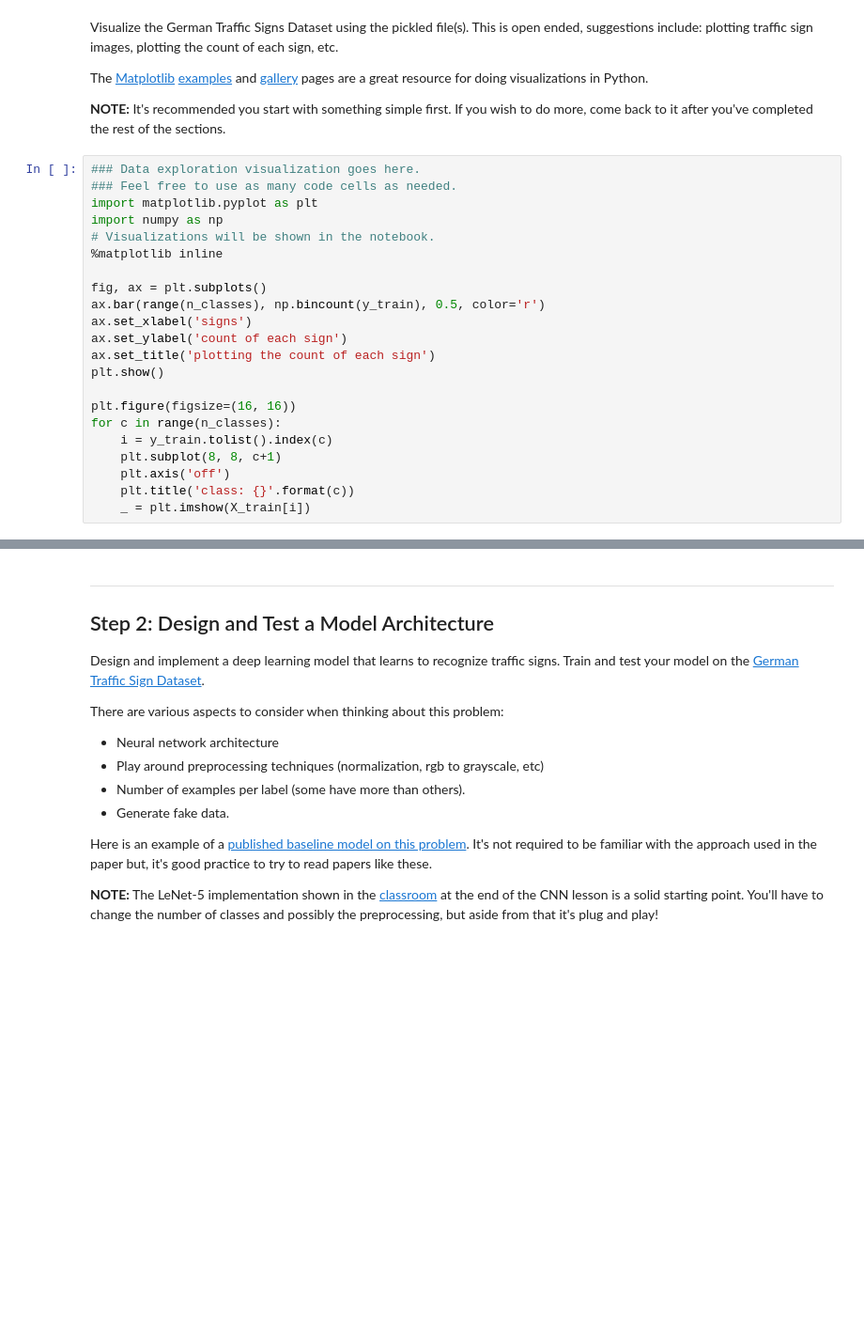
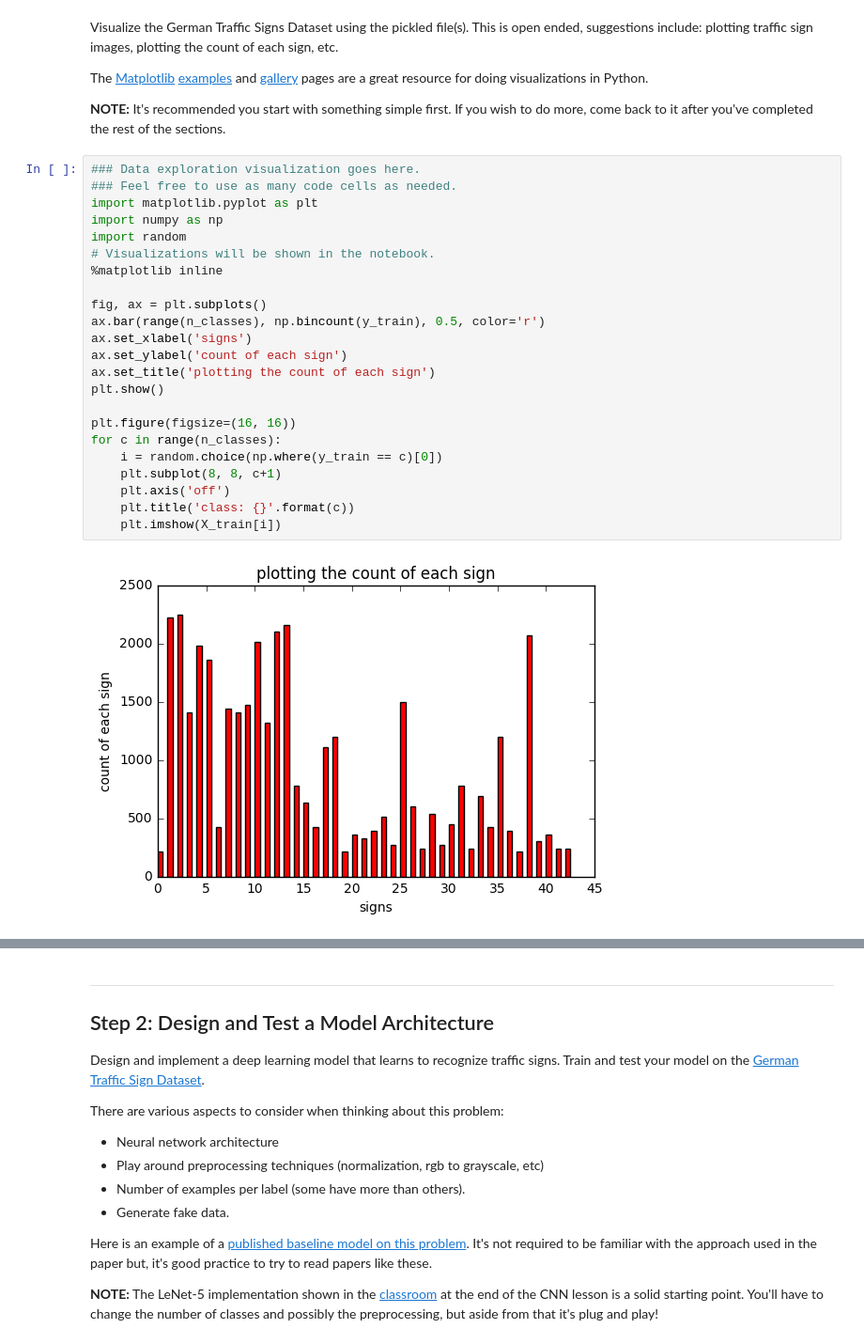
Before and after one commit to dankiman/CarND-Traffic-Sign-Classifier-Project-1, a Jupyter notebook: Traffic_Sign_Classifier.ipynb, the cells around one changed output, grey strips where cells are left out. Shown at 94% size. Cells and saved outputs as stored; diff of their text form; blank space fills up the shorter version.

```diff
--- a/Traffic_Sign_Classifier.ipynb
+++ b/Traffic_Sign_Classifier.ipynb
@@ -70,22 +75,25 @@ The [Matplotlib](http://matplotlib.org/) [examples](http://matplotlib.org/exampl
 # %%
 ### Data exploration visualization goes here.
 ### Feel free to use as many code cells as needed.
 import matplotlib.pyplot as plt
 import numpy as np
+import random
 # Visualizations will be shown in the notebook.
 %matplotlib inline
 
 fig, ax = plt.subplots()
 ax.bar(range(n_classes), np.bincount(y_train), 0.5, color='r')
 ax.set_xlabel('signs')
 ax.set_ylabel('count of each sign')
 ax.set_title('plotting the count of each sign')
 plt.show()
 
 plt.figure(figsize=(16, 16))
 for c in range(n_classes):
-    i = y_train.tolist().index(c)
+    i = random.choice(np.where(y_train == c)[0])
     plt.subplot(8, 8, c+1)
     plt.axis('off')
     plt.title('class: {}'.format(c))
-    _ = plt.imshow(X_train[i])
+    plt.imshow(X_train[i])
+# %% [output]
+[figure, added]
```
Also changed, not shown: parts of 12 cells of this notebook, 11 other files.
